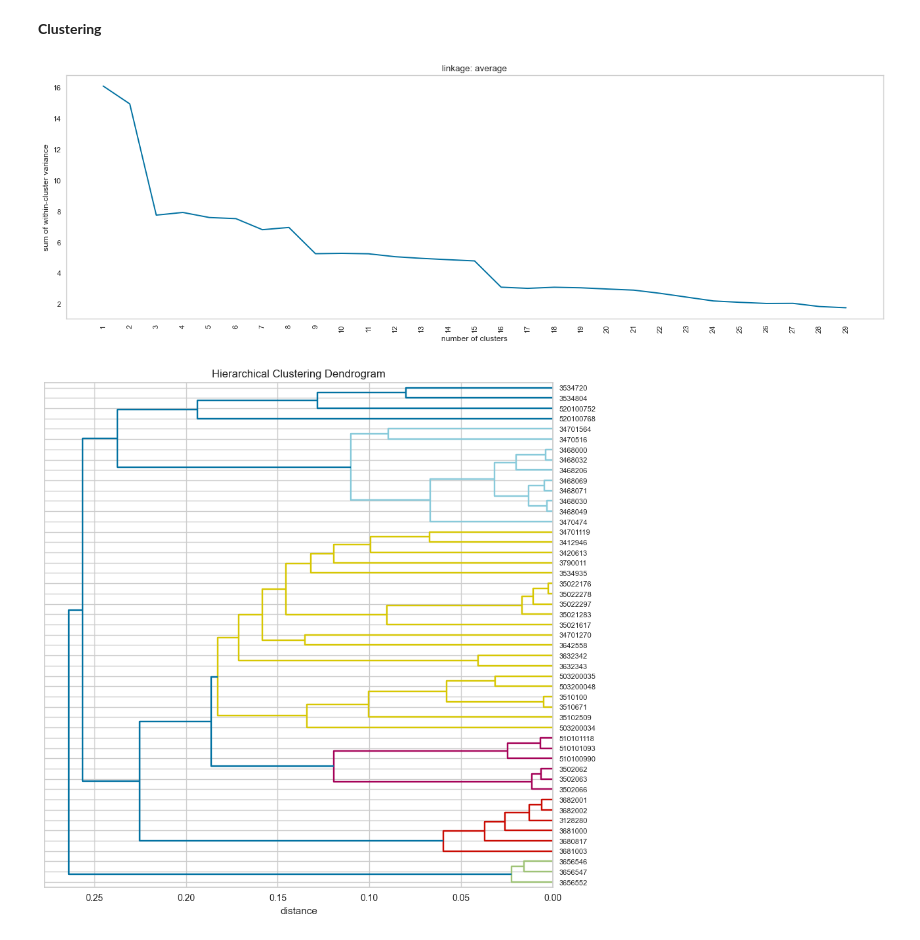
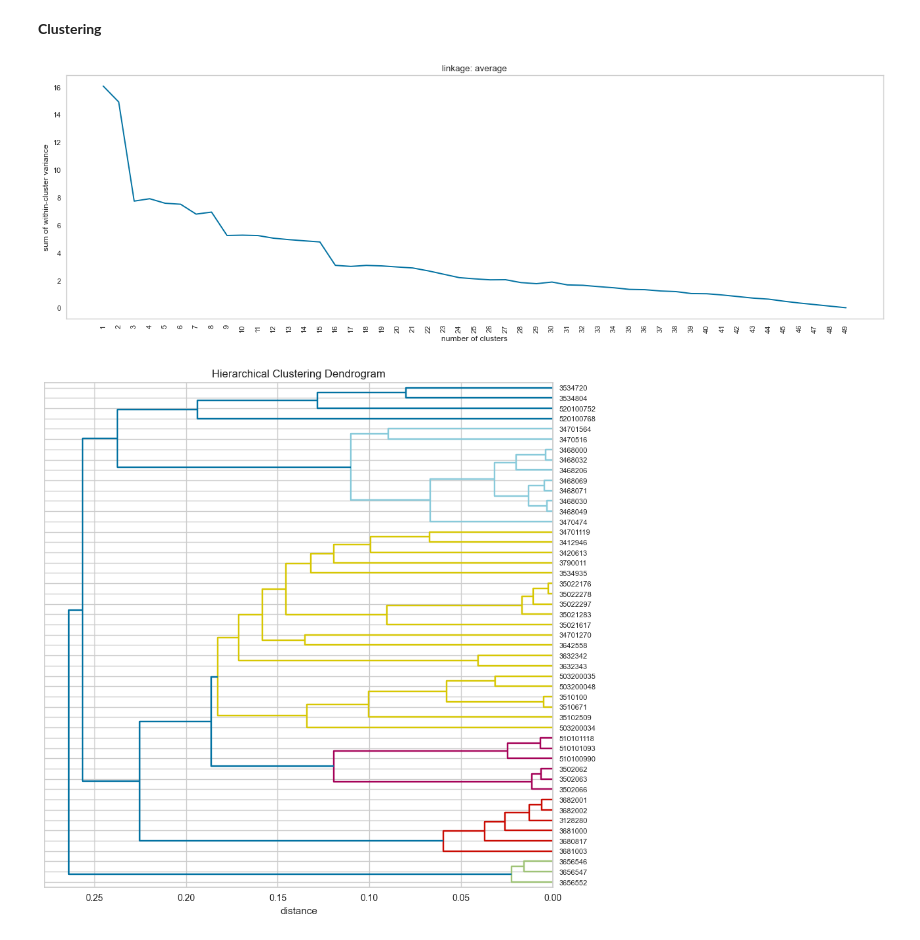
Before and after one commit to bunnekas/prevelop, a Jupyter notebook: notebooks/prevelop_roemheld.ipynb, the cells around one changed output. Drawn from its saved outputs; the diff is of its cells as text; code cells hidden in the pictures.

```diff
--- a/notebooks/prevelop_roemheld.ipynb
+++ b/notebooks/prevelop_roemheld.ipynb
@@ -160,9 +158,9 @@ __Clustering__
 distance_matrix = clustering.gower_distance(data)
 # %%
 ### plot the elbow plot for the first 20 clusters
-clustering.elbow_plot(data_preprocessed, distance_matrix, 30)
+clustering.elbow_plot(data_preprocessed, distance_matrix, 50)
 # %% [output]
-[figure, old version]
+[figure, new version]
 # %%
 ### plot the dendrogram
 clustering.plot_dendrogram(distance_matrix, labels=data.index, orientation='left')
```
Also changed, not shown: parts of 4 cells of this notebook, 2 other files.
